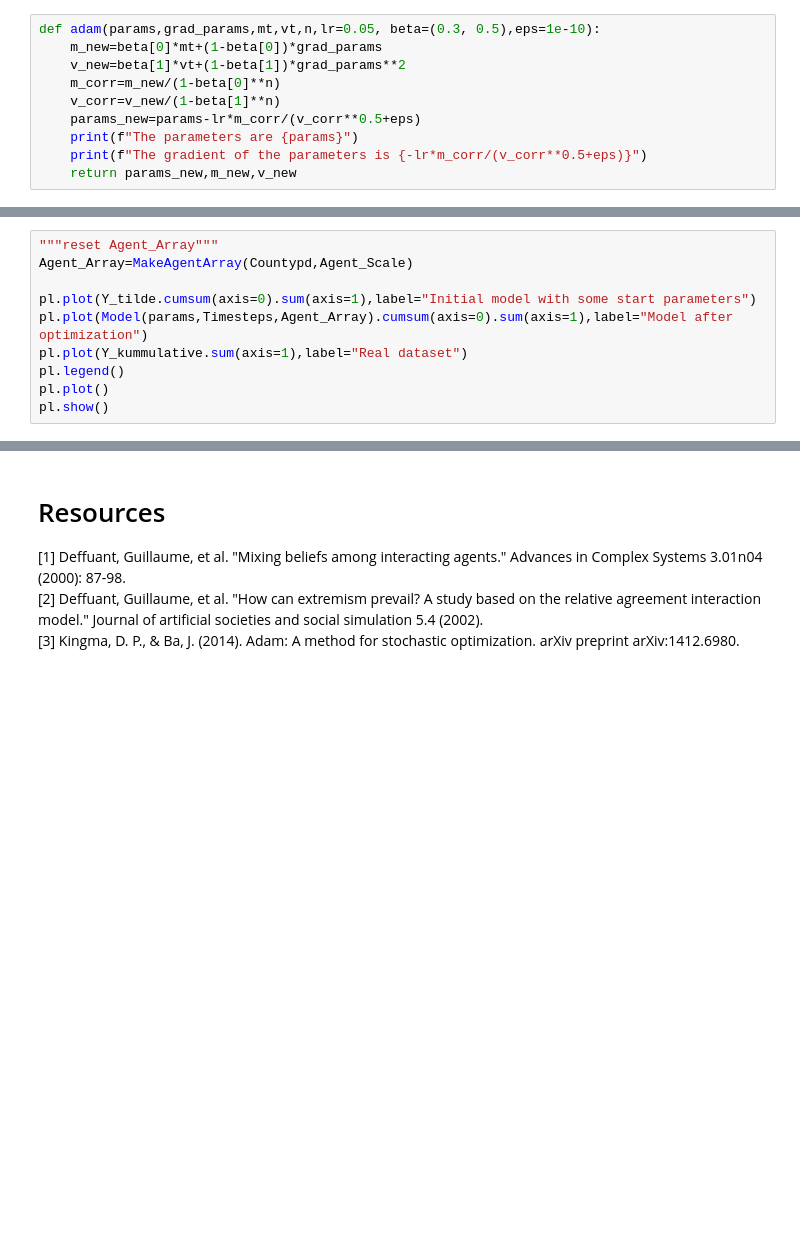
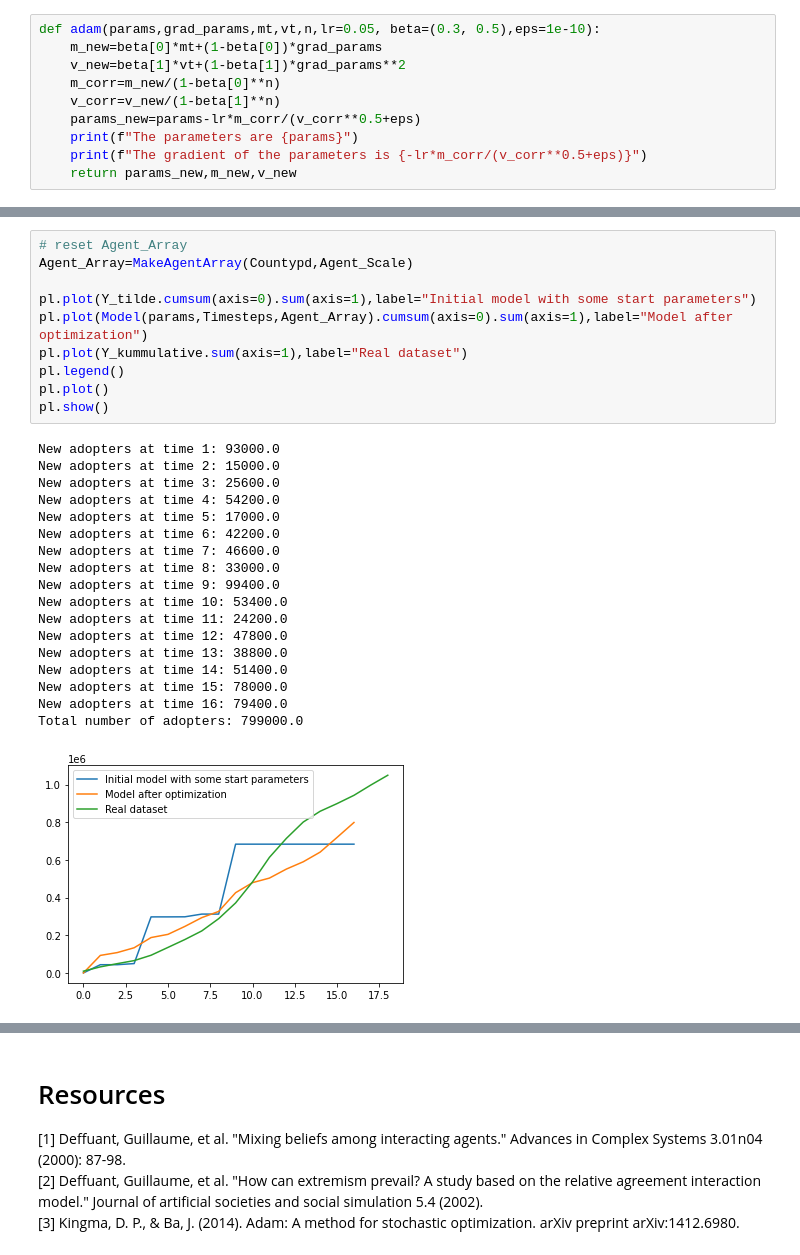
Before and after one commit to FlorianK13/ABM-Calibration, a Jupyter notebook: code/ABM_Adoption.ipynb, the cells around one changed output, grey strips where cells are left out. Drawn from its saved outputs; the diff is of its cells as text; blank space fills up the shorter version.

```diff
--- a/code/ABM_Adoption.ipynb
+++ b/code/ABM_Adoption.ipynb
@@ -559,10 +568,29 @@ Total number of adopters: 858400.0
 # %%
-"""reset Agent_Array"""
+# reset Agent_Array
 Agent_Array=MakeAgentArray(Countypd,Agent_Scale)
 
 pl.plot(Y_tilde.cumsum(axis=0).sum(axis=1),label="Initial model with some start parameters")
 pl.plot(Model(params,Timesteps,Agent_Array).cumsum(axis=0).sum(axis=1),label="Model after optimization")
 pl.plot(Y_kummulative.sum(axis=1),label="Real dataset")
 pl.legend()
 pl.plot()
 pl.show()
+# %% [output]
+New adopters at time 1: 93000.0
+New adopters at time 2: 15000.0
+New adopters at time 3: 25600.0
+New adopters at time 4: 54200.0
+New adopters at time 5: 17000.0
+New adopters at time 6: 42200.0
+New adopters at time 7: 46600.0
+New adopters at time 8: 33000.0
+New adopters at time 9: 99400.0
+New adopters at time 10: 53400.0
+New adopters at time 11: 24200.0
+New adopters at time 12: 47800.0
+New adopters at time 13: 38800.0
+New adopters at time 14: 51400.0
+New adopters at time 15: 78000.0
+New adopters at time 16: 79400.0
+Total number of adopters: 799000.0
+[figure, added]
```
Also changed, not shown: parts of 8 cells of this notebook.
